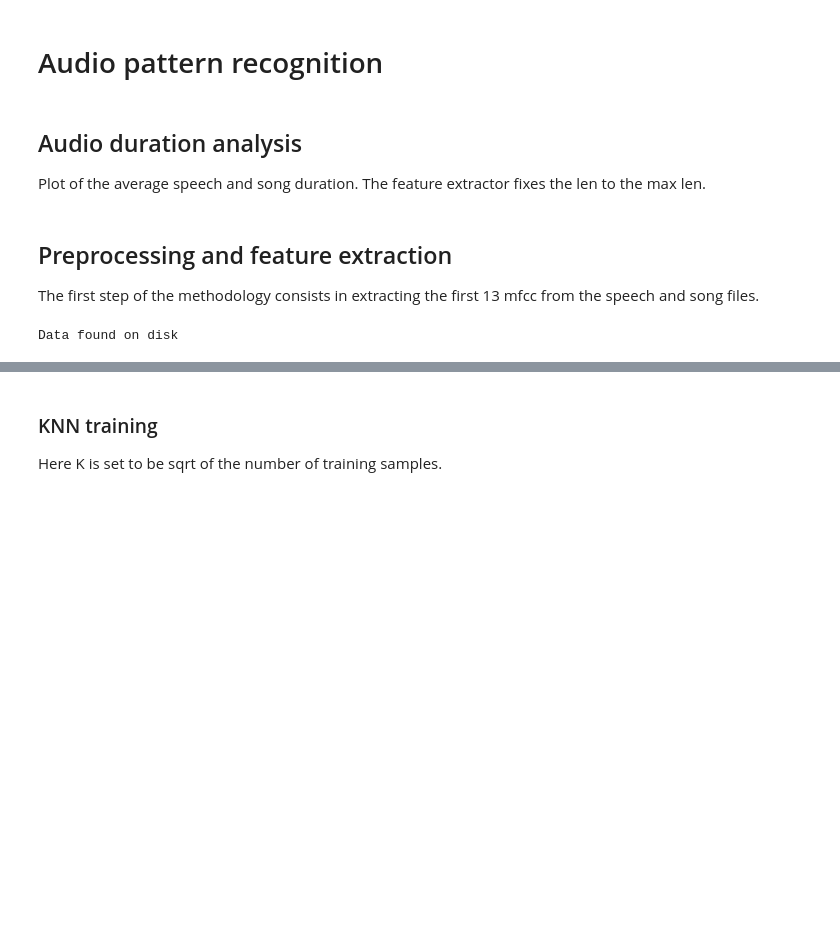
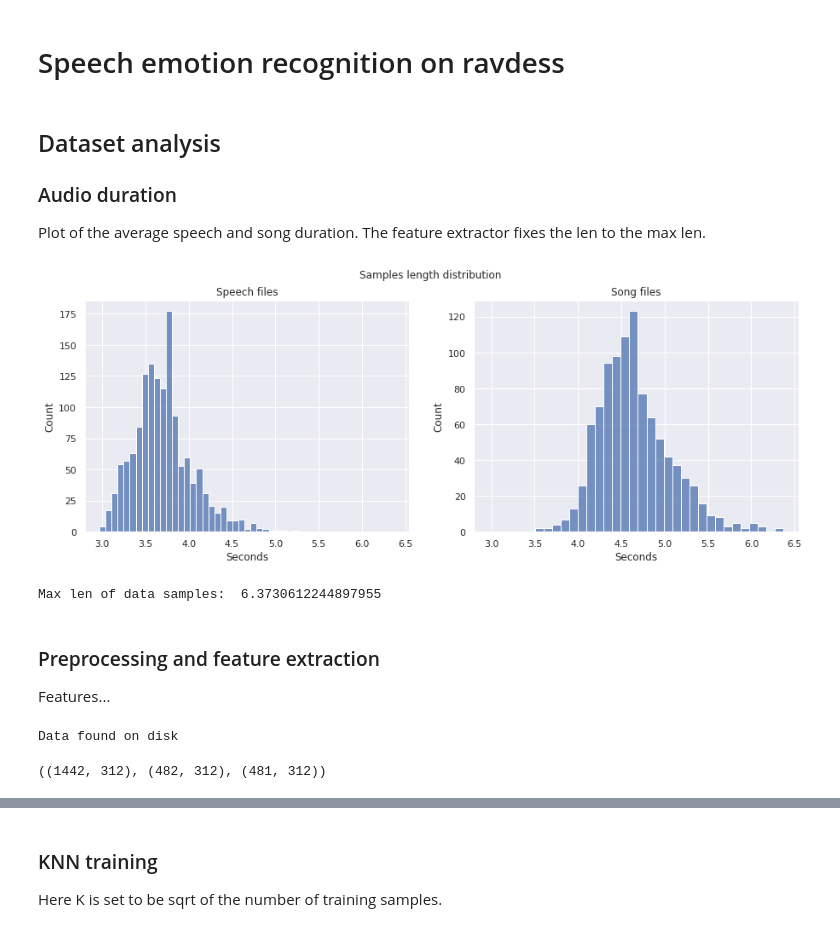
Before and after one commit to tomfran/ravdess-ser, a Jupyter notebook: notebook.ipynb, the cells around one changed output, grey strips where cells are left out. Saved outputs shown, nothing was run; the diff lists cells and outputs as text; code cells hidden in the pictures; blank space fills up the shorter version.

```diff
--- a/notebook.ipynb
+++ b/notebook.ipynb
@@ -1,5 +1,5 @@
-# %% [markdown]
-# Audio pattern recognition
+# %% [markdown]
+# Speech emotion recognition on ravdess
 # %%
 import seaborn as sns
 
@@ -12,13 +13,18 @@ speech_path, song_path, save_path = "data/raw/speech", "data/raw/song", "data/pr
 # %% [markdown]
-## Audio duration analysis
+## Dataset analysis
+
+### Audio duration
 Plot of the average speech and song duration. The feature extractor fixes the len to the max len.
 # %%
-# MAX_LEN = show_duration_distribution(speech_path, song_path, limit_per_actor=3)
-# print("Max len of data samples: ", MAX_LEN)
+MAX_LEN = show_duration_distribution(speech_path, song_path, limit_per_actor=-1)
+print("Max len of data samples: ", MAX_LEN)
+# %% [output]
+[figure, added]
+Max len of data samples:  6.3730612244897955
-# %% [markdown]
-## Preprocessing and feature extraction
-
-The first step of the methodology consists in extracting the first 13 mfcc from the speech and song files.
+# %% [markdown]
+### Preprocessing and feature extraction
+
+Features...
 # %%
 MAX_LEN = 140526
 fe = FeatureExtractor(speech_path=speech_path,
@@ -29,5 +35,11 @@ fe = FeatureExtractor(speech_path=speech_path,
                       audio_fixed_size=MAX_LEN)
 
 data = fe.get_training_data(overwrite=False)
+
+d = Dataset(data, augment=False)
+X_train, X_val, X_test, y_train, y_val, y_test = d.get_training_data(data="merge", label="emotion",
+                                                                     train_perc=0.6, val_perc=0.2)
+X_train.shape, X_val.shape, X_test.shape
 # %% [output]
 Data found on disk
+((1442, 312), (482, 312), (481, 312))
```
Also changed, not shown: parts of 17 cells of this notebook, 1 other file.
